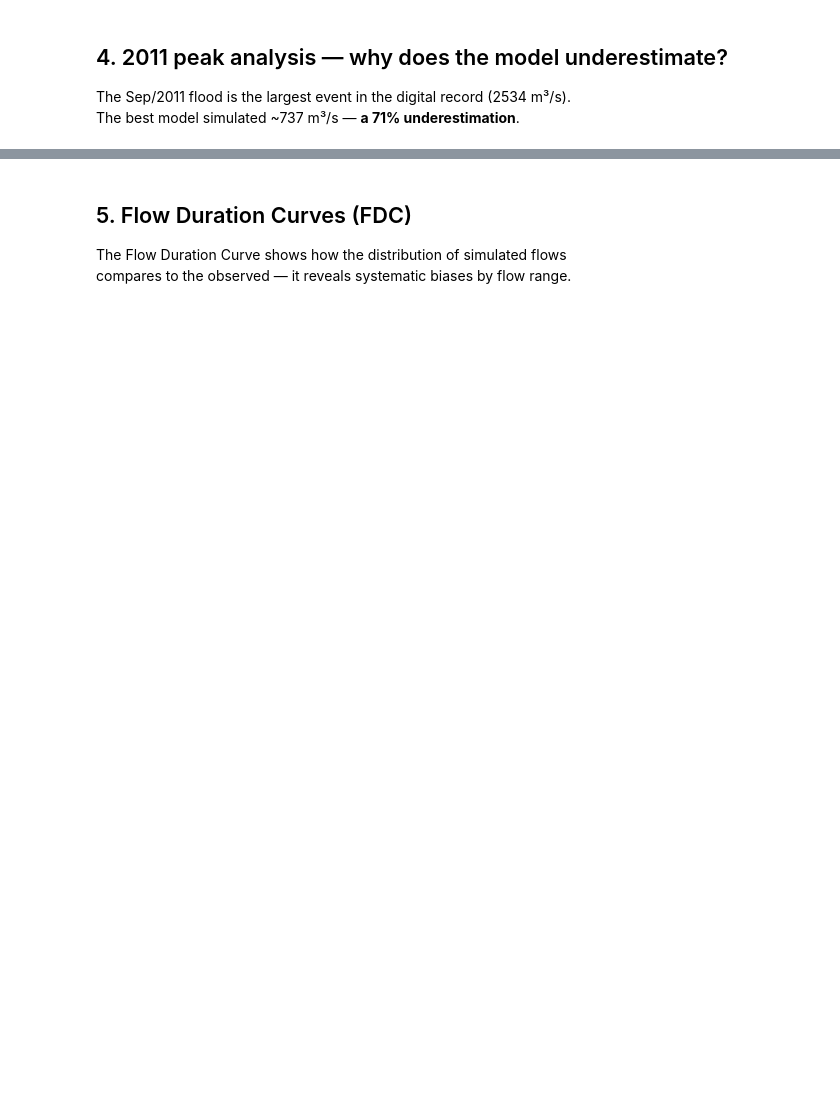
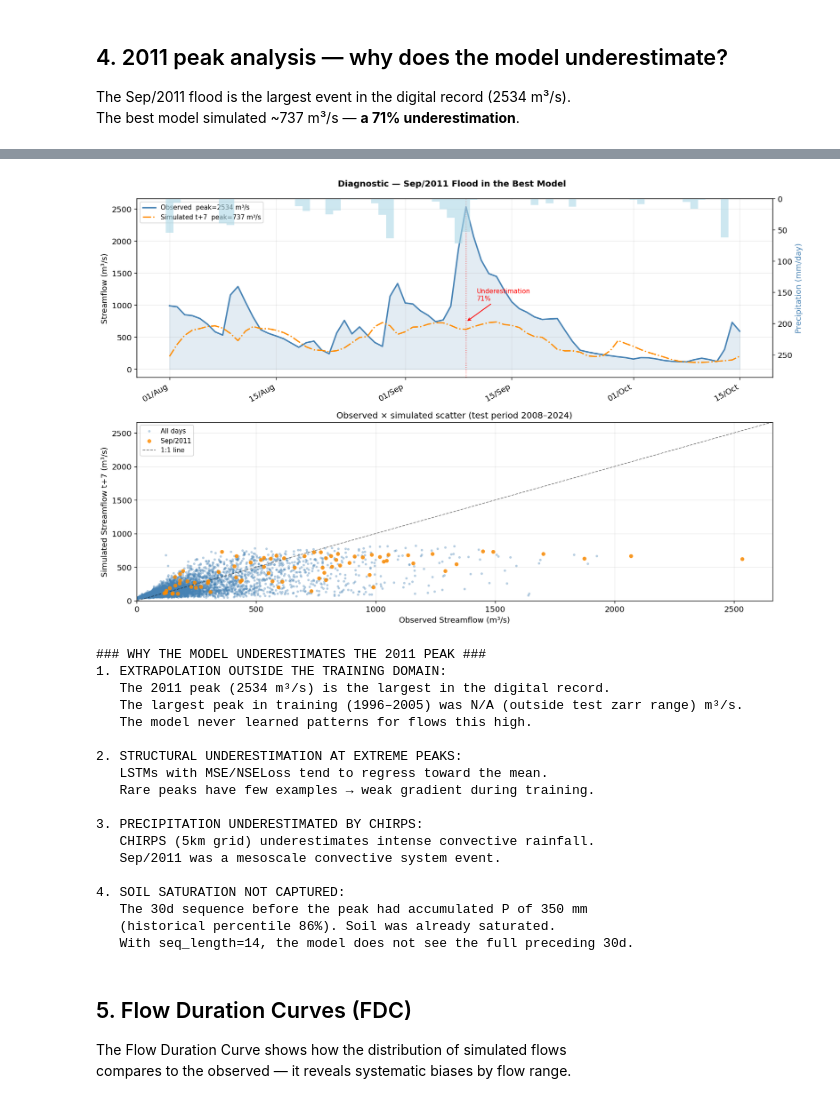
Before and after one commit to victorhprada/blumenau-flood-forecasting, a Jupyter notebook: notebooks/04_evaluation/01_final_evaluation.ipynb, the cells around one changed output, grey strips where cells are left out. Drawn from its saved outputs; the diff is of its cells as text; code cells hidden in the pictures; blank space fills up the shorter version.

```diff
--- a/notebooks/04_evaluation/01_final_evaluation.ipynb
+++ b/notebooks/04_evaluation/01_final_evaluation.ipynb
@@ -280,34 +307,58 @@ ax2.scatter(o_2011, s_2011, alpha=0.8, s=20, color='darkorange', label='Sep/2011
 lim = max(o_s.max(), s_s.max()) * 1.05
 ax2.plot([0, lim], [0, lim], 'k--', lw=1, alpha=0.5, label='1:1 line')
 ax2.set_xlabel('Observed Streamflow (m³/s)')
 ax2.set_ylabel('Simulated Streamflow t+7 (m³/s)')
 ax2.set_xlim(0, lim); ax2.set_ylim(0, lim)
 ax2.legend()
 ax2.grid(True, alpha=0.25)
 ax2.set_title('Observed × simulated scatter (test period 2008–2024)')
 
 plt.tight_layout()
 fig.savefig(ROOT / 'reports/figures/evaluation_2011_diagnosis.png', dpi=150, bbox_inches='tight')
 plt.show()
 
+# Training-period peak (only available if test zarr covers pre-2008 dates)
+_train_slice = obs_all[(dates >= '1996') & (dates <= '2005')]
+_train_peak_str = f'~{_train_slice.max():.0f}' if len(_train_slice) > 0 else 'N/A (outside test zarr range)'
+
 print(f'\n### WHY THE MODEL UNDERESTIMATES THE 2011 PEAK ###')
 print(f'1. EXTRAPOLATION OUTSIDE THE TRAINING DOMAIN:')
 print(f'   The 2011 peak ({peak_obs:.0f} m³/s) is the largest in the digital record.')
-print(f'   The largest peak in training (1996–2005) was ~{obs_all[(dates >= "1996") & (dates <= "2005")].max():.0f} m³/s.')
+print(f'   The largest peak in training (1996–2005) was {_train_peak_str} m³/s.')
 print(f'   The model never learned patterns for flows this high.')
 print()
 print(f'2. STRUCTURAL UNDERESTIMATION AT EXTREME PEAKS:')
 print(f'   LSTMs with MSE/NSELoss tend to regress toward the mean.')
 print(f'   Rare peaks have few examples → weak gradient during training.')
 print()
 print(f'3. PRECIPITATION UNDERESTIMATED BY CHIRPS:')
 print(f'   CHIRPS (5km grid) underestimates intense convective rainfall.')
 print(f'   Sep/2011 was a mesoscale convective system event.')
 print()
 print(f'4. SOIL SATURATION NOT CAPTURED:')
 print(f'   The 30d sequence before the peak had accumulated P of {p_cum_30d:.0f} mm')
 print(f'   (historical percentile {pct_2011:.0f}%). Soil was already saturated.')
 print(f'   With seq_length=14, the model does not see the full preceding 30d.')
+# %% [output]
+[figure, added]
+### WHY THE MODEL UNDERESTIMATES THE 2011 PEAK ###
+1. EXTRAPOLATION OUTSIDE THE TRAINING DOMAIN:
+   The 2011 peak (2534 m³/s) is the largest in the digital record.
+   The largest peak in training (1996–2005) was N/A (outside test zarr range) m³/s.
+   The model never learned patterns for flows this high.
+
+2. STRUCTURAL UNDERESTIMATION AT EXTREME PEAKS:
+   LSTMs with MSE/NSELoss tend to regress toward the mean.
+   Rare peaks have few examples → weak gradient during training.
+
+3. PRECIPITATION UNDERESTIMATED BY CHIRPS:
+   CHIRPS (5km grid) underestimates intense convective rainfall.
+   Sep/2011 was a mesoscale convective system event.
+
+4. SOIL SATURATION NOT CAPTURED:
+   The 30d sequence before the peak had accumulated P of 350 mm
+   (historical percentile 86%). Soil was already saturated.
+   With seq_length=14, the model does not see the full preceding 30d.
 # %% [markdown]
 ## 5. Flow Duration Curves (FDC) <a id='fdc'></a>
 
```
Also changed, not shown: parts of 8 cells of this notebook, 7 other files.
